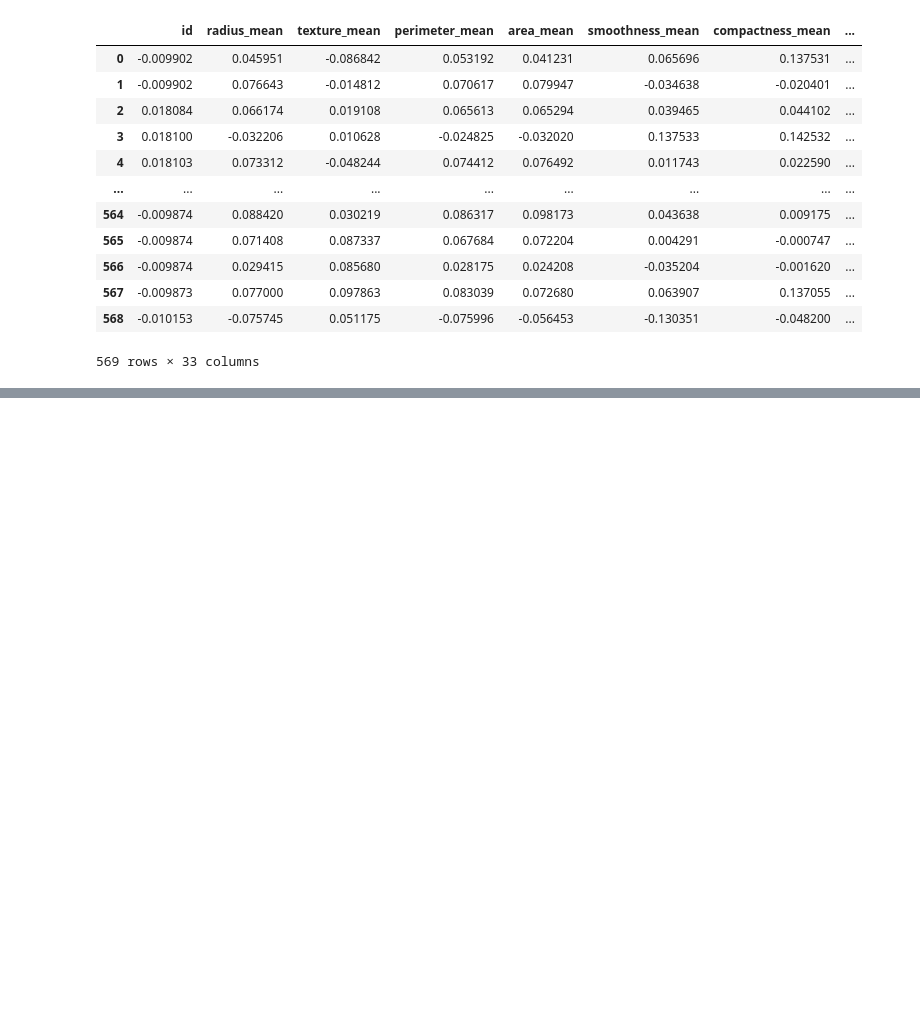
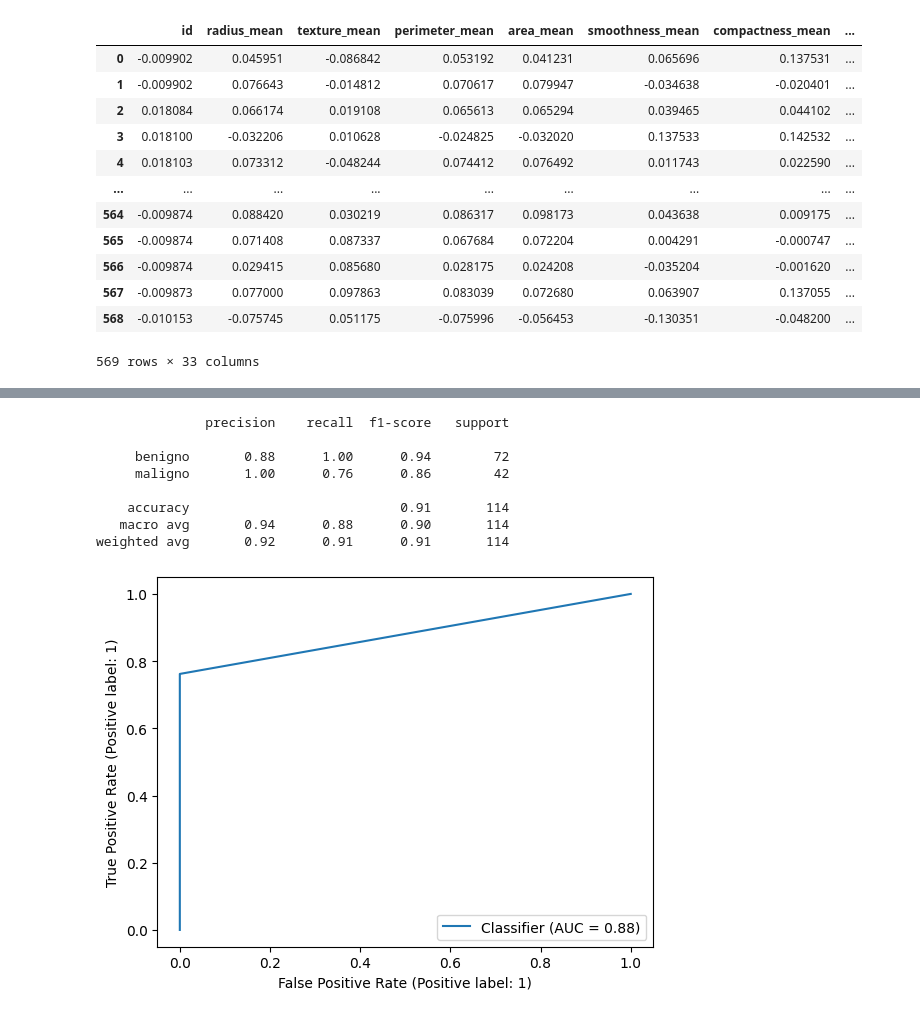
Before and after one commit to Forge23/inegi_explore, a Jupyter notebook: notebooks/cancer.ipynb, the cells around one changed output, grey strips where cells are left out. Drawn from its saved outputs; the diff is of its cells as text; code cells hidden in the pictures; blank space fills up the shorter version.

```diff
--- a/notebooks/cancer.ipynb
+++ b/notebooks/cancer.ipynb
@@ -92,0 +91,23 @@ R² Score:  0.7214536221075258
+# %%
+training_output = proc.values_2_categorical(training_output)
+test_output = proc.values_2_categorical(test_output)
+
+# crear y entrenar modelo
+model = proc.logistic_regression(training_input, training_output)
+# predicciones con conjunto test
+test_predictions = model.predict(test_input)
+
+names = ['benigno', 'maligno']
+
+visu.save_confusion_matrix(test_output, test_predictions, names)
+visu.save_roc_curve(test_output, test_predictions)
+# %% [output]
+              precision    recall  f1-score   support
+
+     benigno       0.88      1.00      0.94        72
+     maligno       1.00      0.76      0.86        42
+
+    accuracy                           0.91       114
+   macro avg       0.94      0.88      0.90       114
+weighted avg       0.92      0.91      0.91       114
+[figure, added]
```
Also changed, not shown: parts of 3 cells of this notebook, 2 other files.
